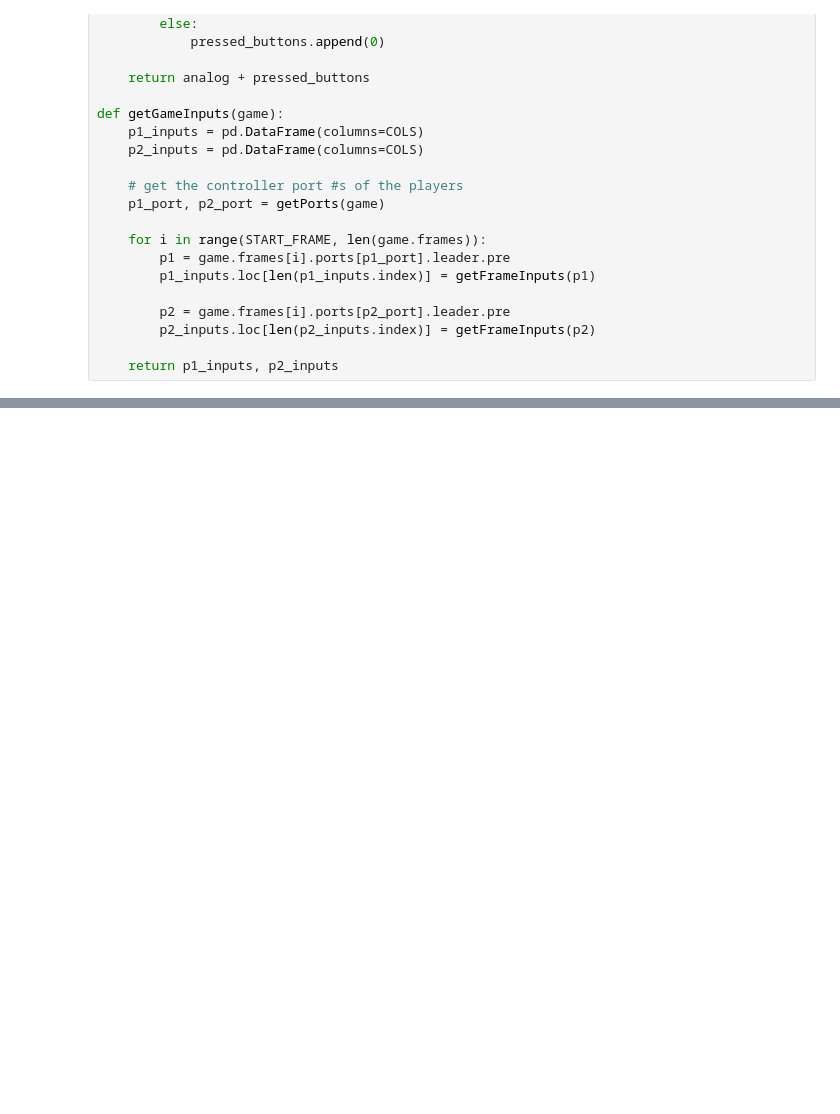
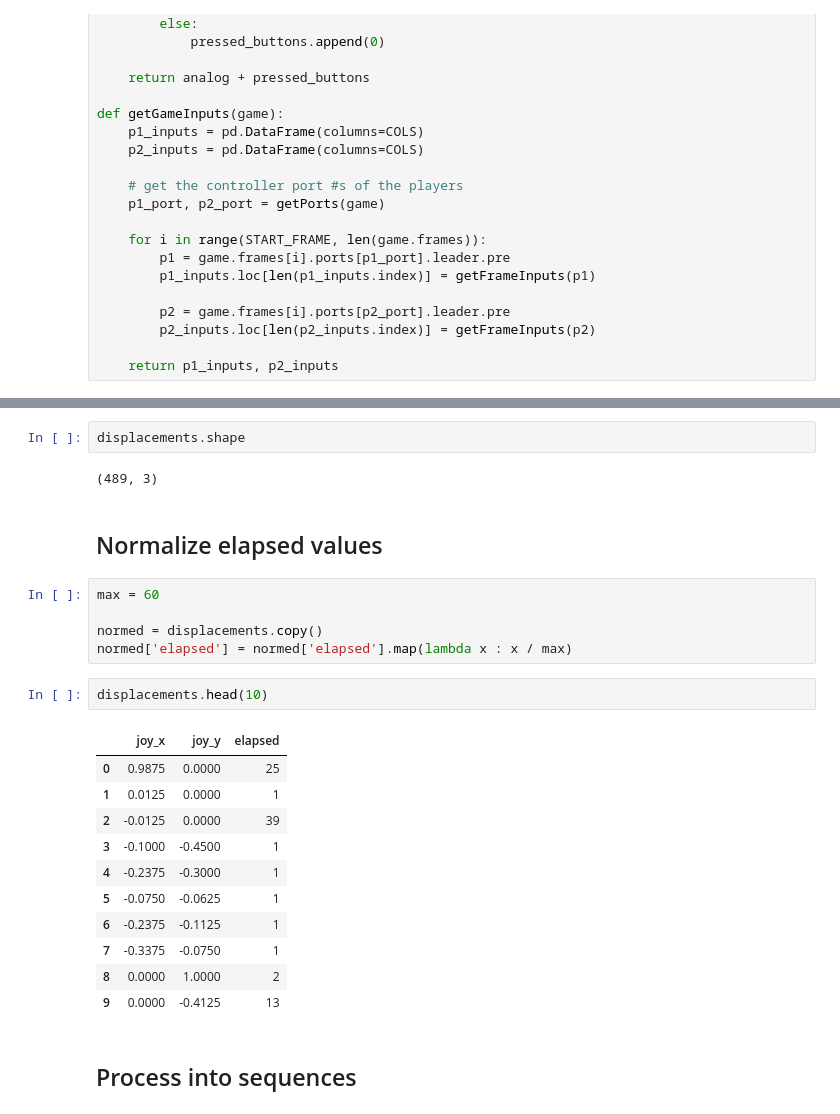
Before and after one commit to scrmbld/gamepad-identification, a Jupyter notebook: demo.ipynb, the cells around one changed output, grey strips where cells are left out. Cells and saved outputs as stored; diff of their text form; blank space fills up the shorter version.

```diff
--- a/demo.ipynb
+++ b/demo.ipynb
@@ -74,0 +180,27 @@ p1_inputs.head(10)
+# %%
+displacements.shape
+# %% [output]
+(489, 3)
+# %% [markdown]
+## Normalize elapsed values
+# %%
+max = 60
+
+normed = displacements.copy()
+normed['elapsed'] = normed['elapsed'].map(lambda x : x / max)
+# %%
+displacements.head(10)
+# %% [output]
+|  | joy_x | joy_y | elapsed |
+| 0 | 0.9875 | 0.0000 | 25 |
+| 1 | 0.0125 | 0.0000 | 1 |
+| 2 | -0.0125 | 0.0000 | 39 |
+| 3 | -0.1000 | -0.4500 | 1 |
+| 4 | -0.2375 | -0.3000 | 1 |
+| 5 | -0.0750 | -0.0625 | 1 |
+| 6 | -0.2375 | -0.1125 | 1 |
+| 7 | -0.3375 | -0.0750 | 1 |
+| 8 | 0.0000 | 1.0000 | 2 |
+| 9 | 0.0000 | -0.4125 | 13 |
+# %% [markdown]
+## Process into sequences
```
Also changed, not shown: parts of 20 cells of this notebook, 4 other files.
